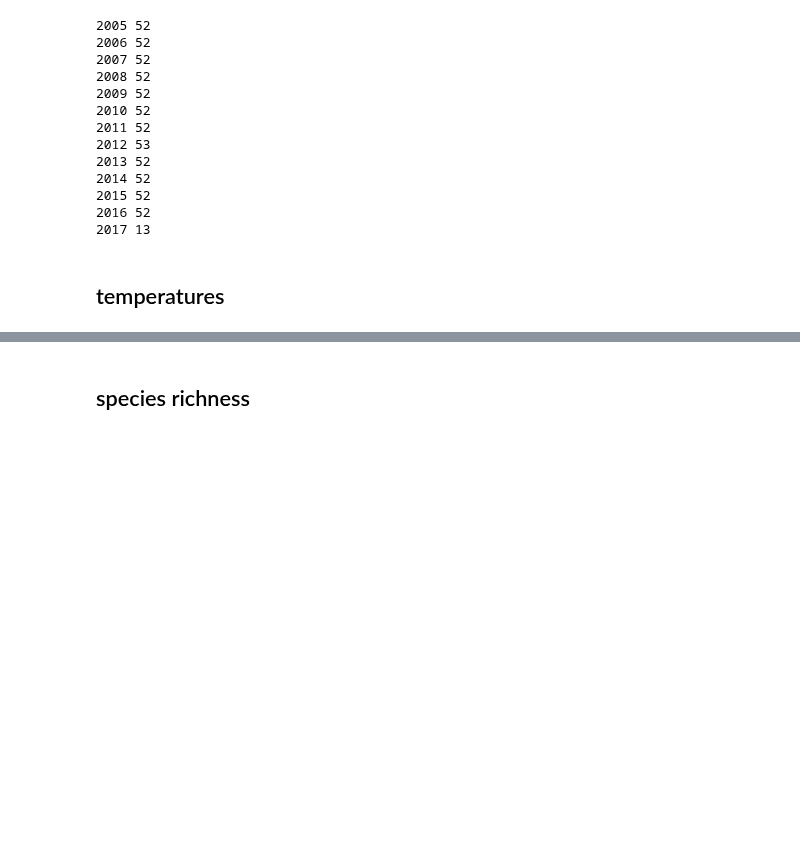
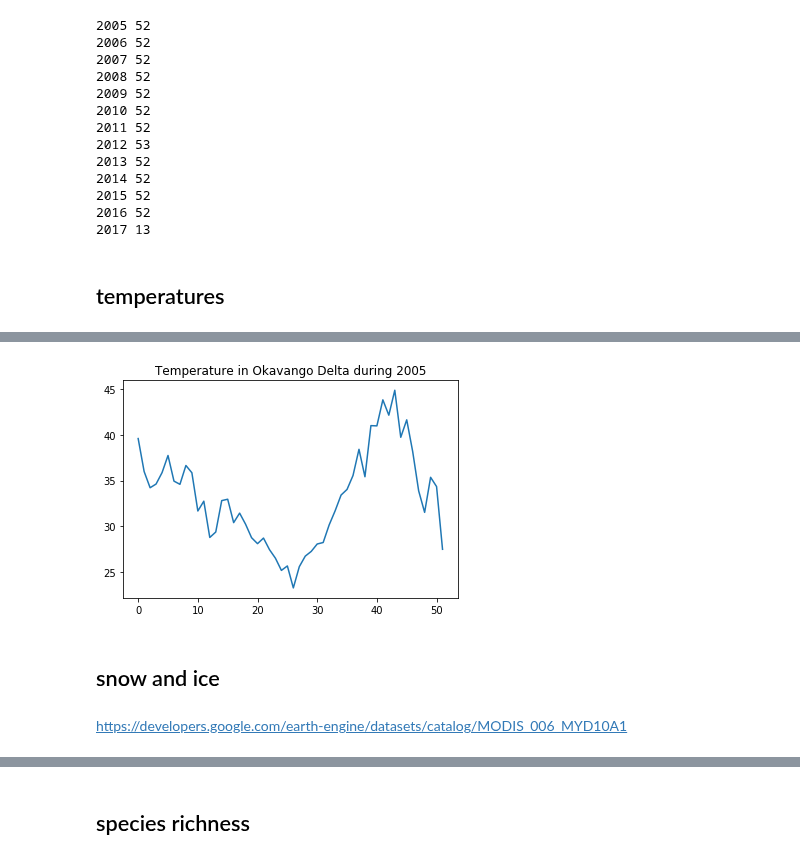
Before and after one commit to Vizzuality/notebooks, a Jupyter notebook: natGeo/pipeline_Dashboards.ipynb, the cells around one changed output, grey strips where cells are left out. Drawn from its saved outputs; the diff is of its cells as text; code cells hidden in the pictures; blank space fills up the shorter version.

```diff
--- a/natGeo/pipeline_Dashboards.ipynb
+++ b/natGeo/pipeline_Dashboards.ipynb
@@ -13,5 +14,5 @@ import requests
 # %% [markdown]
 ## Load geometries to analyze
 # %%
-with open('/Users/alicia/Downloads/location.json') as data:
+with open('/Users/ikersanchez/Downloads/new-locations-with-geostore.json') as data:
     dashboards = json.loads(data.read())
@@ -368,0 +444,22 @@ with open('ndvi_weekly-2017.json', 'w') as outfile:
+# %%
+parameter = 'Temperature'
+year = [2005]
+aoi = ['Okavango Delta']
+
+param = [a for a in output if a['year'] in year]
+param = [a for a in param if a['slug'] in aoi]
+
+x = []
+y = []
+
+for i in range(len(Temp)):
+    y.append(param[i]['value'])
+
+plt.plot(np.arange(len(y)),y)
+plt.title (parameter+' in '+aoi[0]+' during '+str(year[0]));
+# %% [output]
+[figure, added]
+# %% [markdown]
+## snow and ice
+# %% [markdown]
+https://developers.google.com/earth-engine/datasets/catalog/MODIS_006_MYD10A1
```
Also changed, not shown: parts of 27 cells of this notebook.
